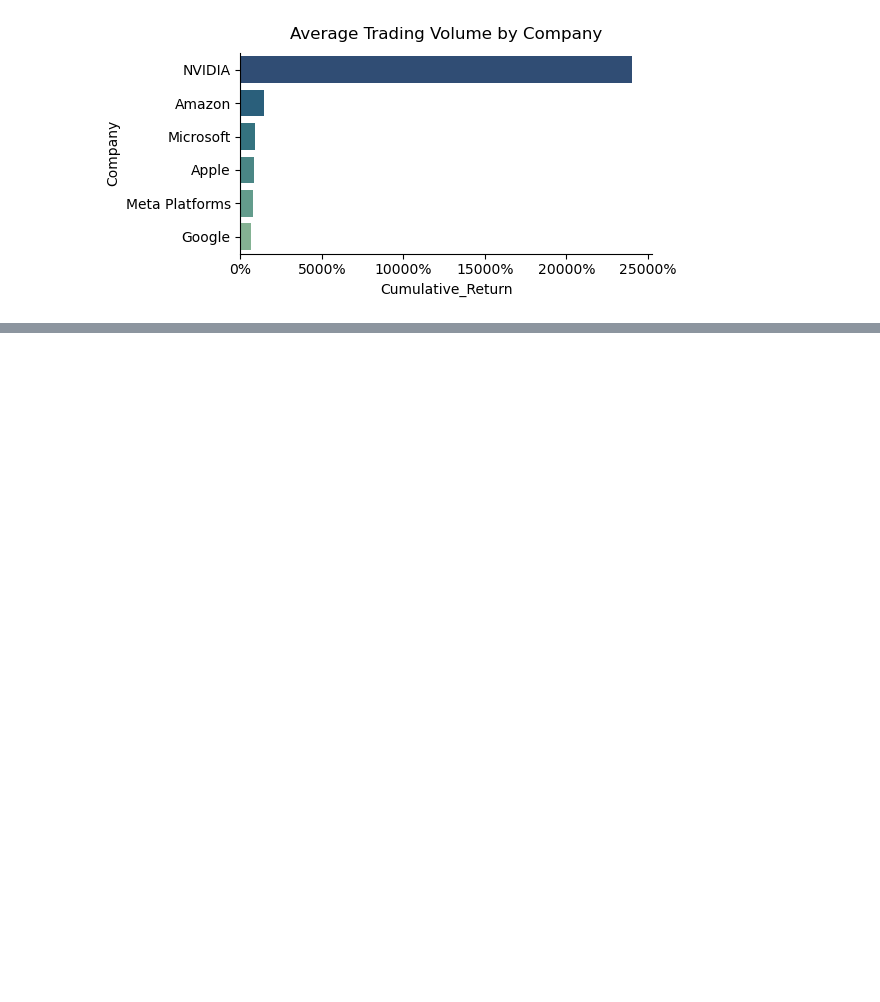
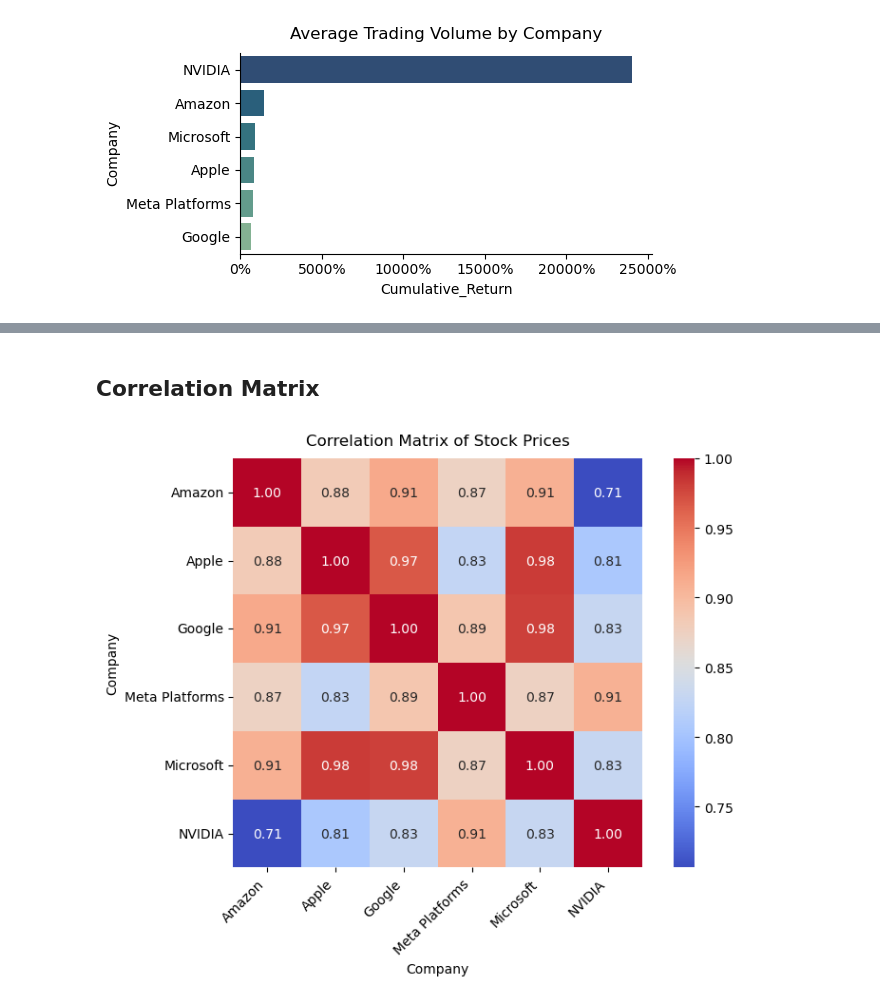
Before and after one commit to modyreturn/Stock-Market-Analysis, a Jupyter notebook: Stock_Analysis.ipynb, the cells around one changed output, grey strips where cells are left out. Cells and saved outputs as stored; diff of their text form; code cells hidden in the pictures; blank space fills up the shorter version.

```diff
--- a/Stock_Analysis.ipynb
+++ b/Stock_Analysis.ipynb
@@ -132,0 +335,23 @@ plt.show()
+# %% [markdown]
+## Correlation Matrix
+# %%
+# 5. Correlation Matrix
+pivot_df = df.pivot(index='Date', columns='Company', values='Close')
+correlation_matrix = pivot_df.corr()
+# %%
+plt.figure(figsize=(8, 6))
+sns.heatmap(correlation_matrix,
+            annot=True,
+            fmt=".2f",
+            cmap='coolwarm',
+            cbar=True,
+            square=True
+)
+
+
+plt.xticks(rotation=45, ha='right')
+plt.title('Correlation Matrix of Stock Prices', pad=10)
+plt.tight_layout()
+plt.show()
+# %% [output]
+[figure, added]
```
Also changed, not shown: parts of 27 cells of this notebook.
